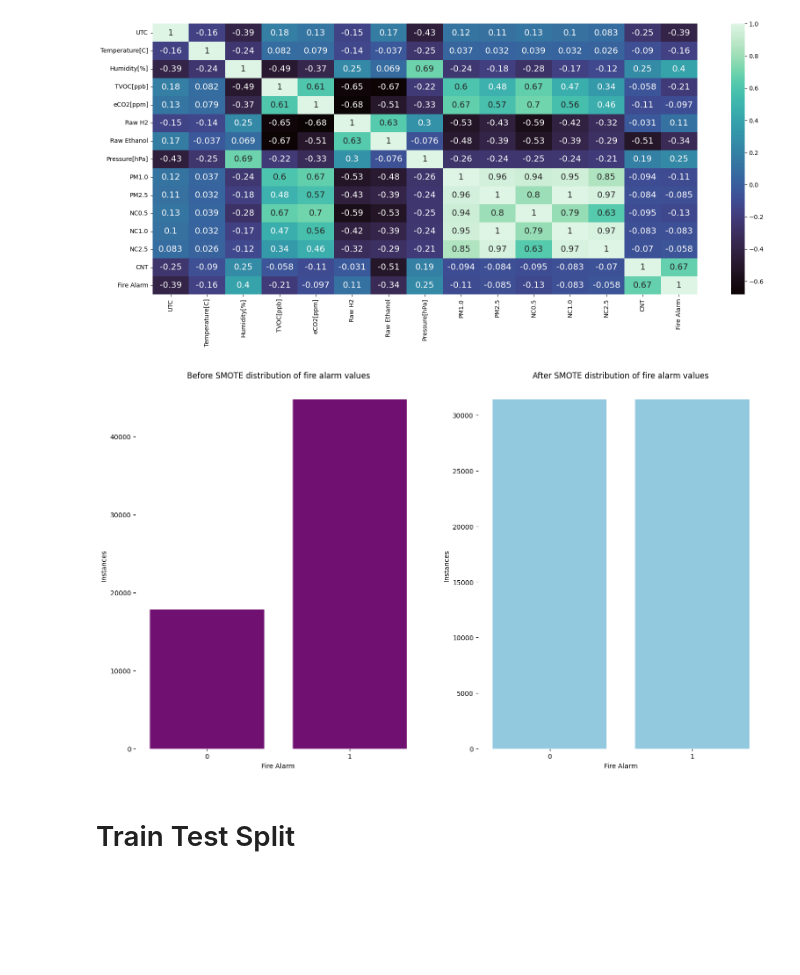
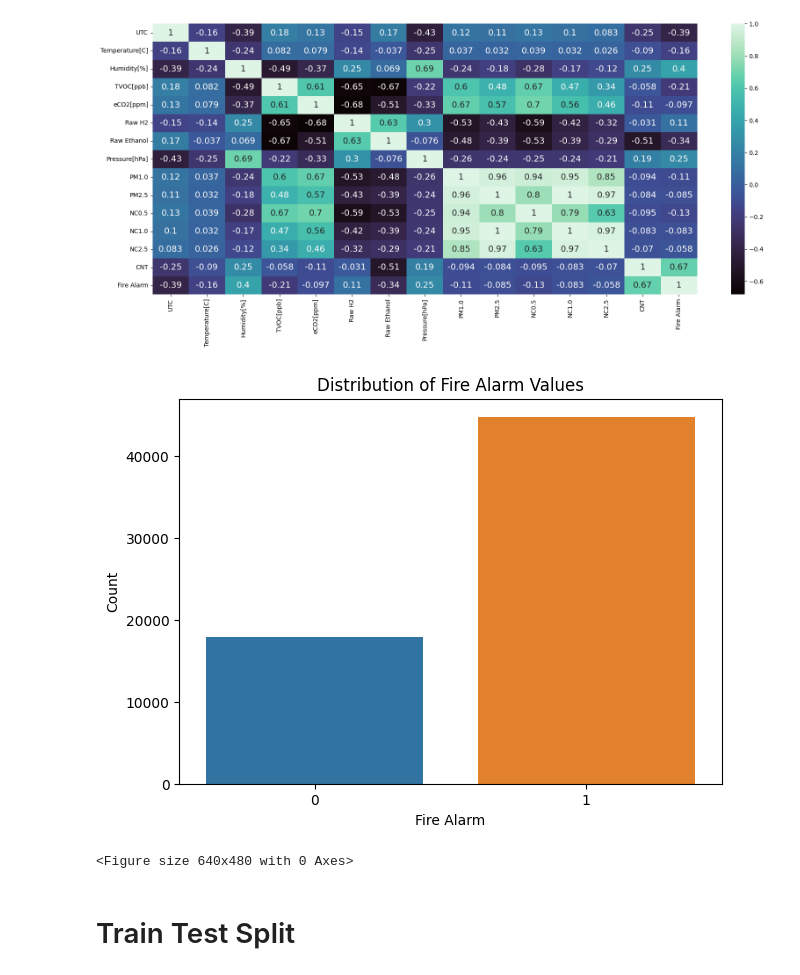
Before and after one commit to dhaval079/smoke-detection, a Jupyter notebook: smoke_detection.ipynb, the cells around one changed output. Drawn from its saved outputs; the diff is of its cells as text; code cells hidden in the pictures; blank space fills up the shorter version.

```diff
--- a/smoke_detection.ipynb
+++ b/smoke_detection.ipynb
@@ -223,22 +196,17 @@ sns.heatmap(df.corr(),annot=True,cmap='mako',annot_kws={"size":14})
 plt.show()
 # %% [output]
 [figure]
-# %%
-fig,axes = plt.subplots(1,2,figsize=(17,10))
-
-sns.countplot(x='Fire Alarm', data=df , ax=axes[0],hue_order="Fire Alarm",color="purple")
-axes[0].set_title("Before SMOTE distribution of fire alarm values")
-axes[0].set_xlabel("Fire Alarm")
-axes[0].set_ylabel("Instances")
-sns.despine(bottom=True, left =True,ax=axes[0])
-
-sns.countplot(x='Fire Alarm',data=pd.DataFrame({'Fire Alarm' : y_train_res}),ax=axes[1],hue_order="Fire Alarm",color="skyblue")
-axes[1].set_title("After SMOTE distribution of fire alarm values")
-axes[1].set_xlabel("Fire Alarm")
-axes[1].set_ylabel("Instances")
-sns.despine(bottom=True,left=True,ax=axes[1])
-# %% [output]
-[figure, removed]
+# %%
+plt.figure(figsize=(7,5))
+sns.countplot(x='Fire Alarm', data=df)
+plt.title('Distribution of Fire Alarm Values')
+plt.xlabel('Fire Alarm')
+plt.ylabel('Count')
+plt.show()
+sns.despine(bottom=True, left=True)
+# %% [output]
+[figure, added]
+<Figure size 640x480 with 0 Axes>
 # %% [markdown]
 # Train Test Split
 # %%
```
Also changed, not shown: parts of 9 cells of this notebook.
